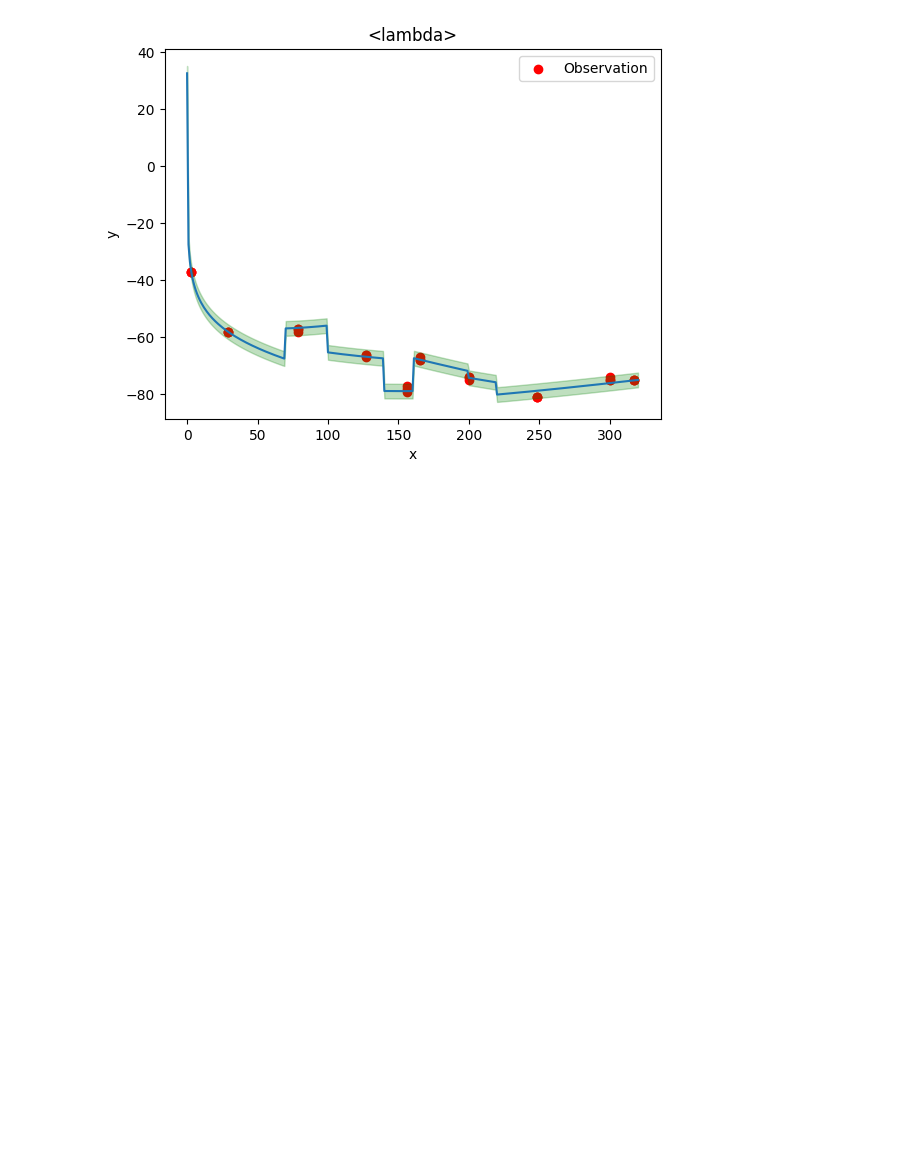
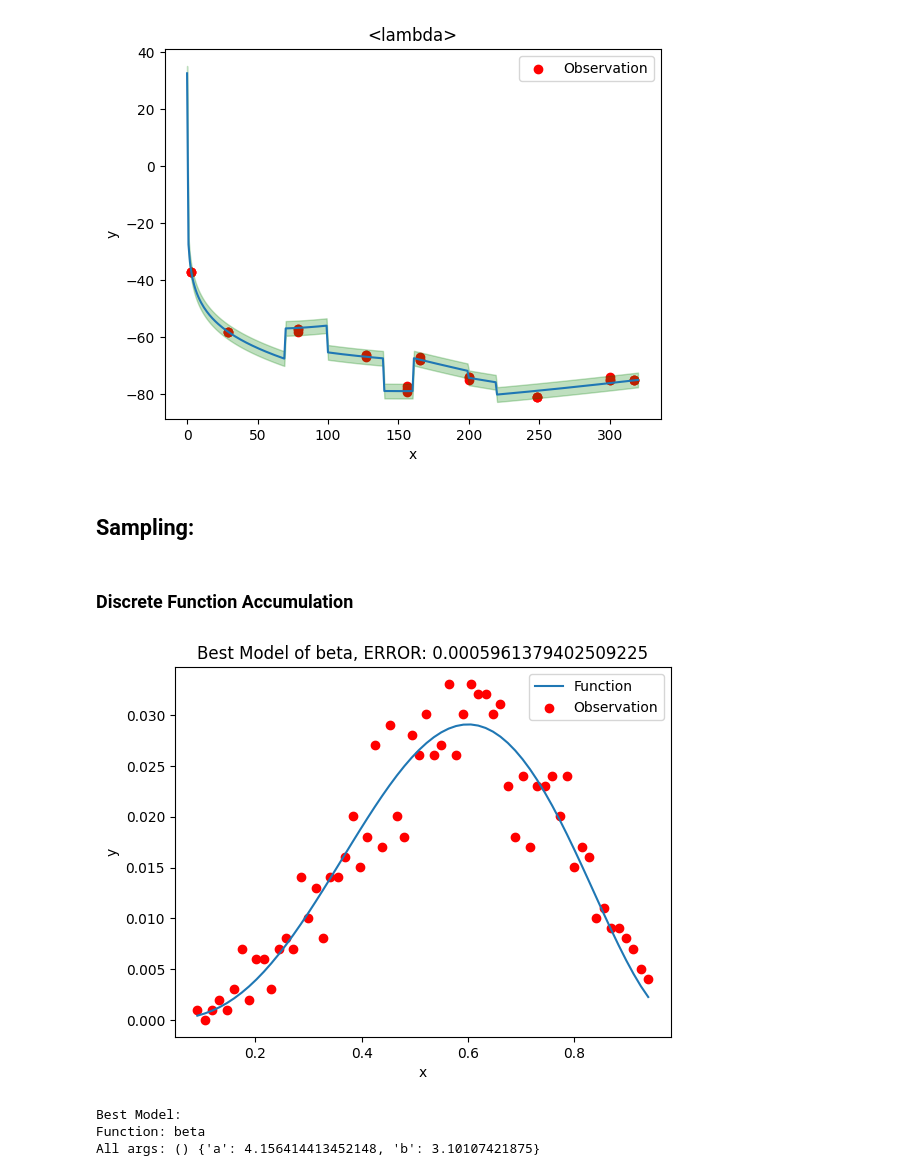
Before and after one commit to IanAguiar-ai/Discrete_Functions_Action_Integration_Hub, a Jupyter notebook: Example/Example_Discrete_Functions_Action_Integration_Hub.ipynb, the cells around one changed output. Saved outputs shown, nothing was run; the diff lists cells and outputs as text; code cells hidden in the pictures; blank space fills up the shorter version.

```diff
--- a/Example/Example_Discrete_Functions_Action_Integration_Hub.ipynb
+++ b/Example/Example_Discrete_Functions_Action_Integration_Hub.ipynb
@@ -527,3 +527,29 @@ Function: curve2
 All args: () {'a__': 0.165234375, 'b__': 2.1929687500000004, 'c__': 0.019921875, 'd__': 0.0677734375, 'e__': 0.0560546875, 'f__': 16.4810546875}
 [figure]
 [figure]
+# %% [markdown]
+## Sampling:
+# %% [markdown]
+### Discrete Function Accumulation
+# %%
+from discrete_function import *
+
+def beta(x, a, b):
+  return x**(a-1) * (1-x)**(b-1)
+
+process = Df(beta, a = 4, b = 3) #Real
+acc_x, acc_y = continuous_accumulation(process)
+samp = accumulated_sample(acc_x, acc_y, 1000)
+x, y = sample(samp)
+
+model = Df(beta)
+best = adjust_sample_on(curve = y, x = x,
+                        models = [model],
+                        times = 12,
+                        initial_value = 0.1,
+                        plot = True)
+# %% [output]
+[figure, added]
+Best Model:
+Function: beta
+All args: () {'a': 4.156414413452148, 'b': 3.10107421875}
```
Also changed, not shown: parts of 2 cells of this notebook, 2 other files.
